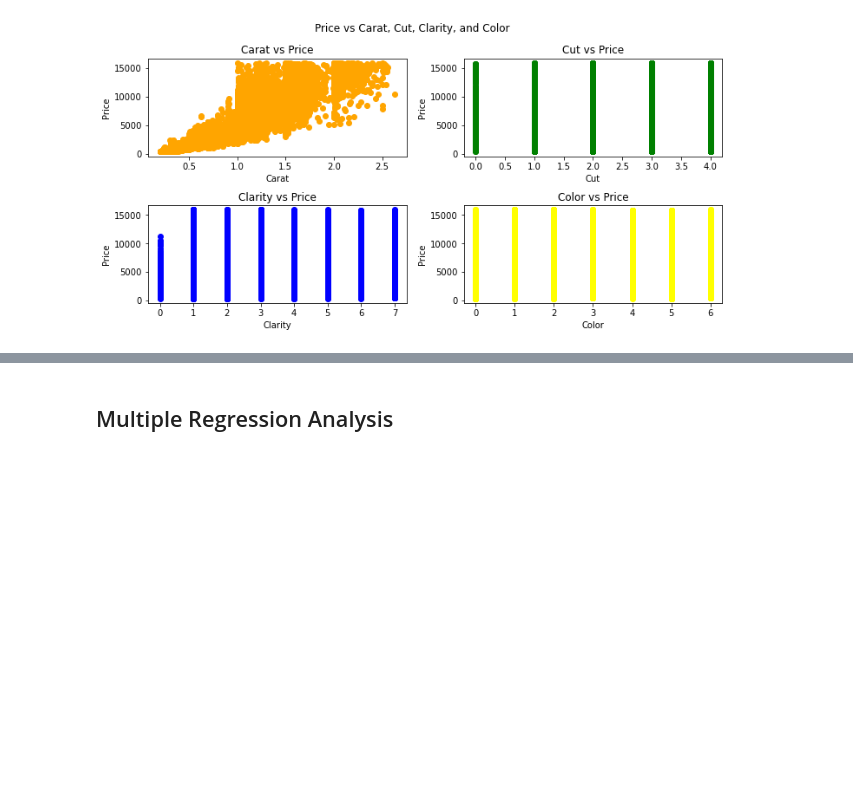
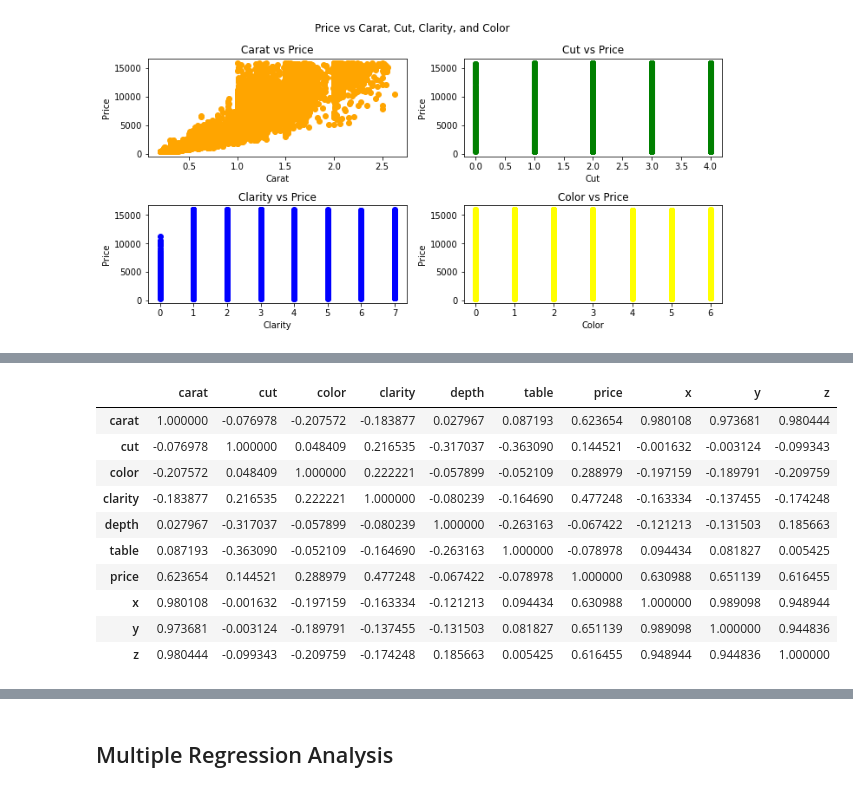
Before and after one commit to Jbglet29/AIT580_T7_Final_Project, a Jupyter notebook: AIT580_T7_GCT_Final_Project.ipynb, the cells around one changed output, grey strips where cells are left out. Saved outputs shown, nothing was run; the diff lists cells and outputs as text; code cells hidden in the pictures; blank space fills up the shorter version.

```diff
--- a/AIT580_T7_GCT_Final_Project.ipynb
+++ b/AIT580_T7_GCT_Final_Project.ipynb
@@ -273,0 +335,14 @@ plt.show()
+# %%
+wierd_Ds.corr()
+# %% [output]
+|  | carat | cut | color | clarity | depth | table | price | x | y | z |
+| carat | 1.000000 | -0.076978 | -0.207572 | -0.183877 | 0.027967 | 0.087193 | 0.623654 | 0.980108 | 0.973681 | 0.980444 |
+| cut | -0.076978 | 1.000000 | 0.048409 | 0.216535 | -0.317037 | -0.363090 | 0.144521 | -0.001632 | -0.003124 | -0.099343 |
+| color | -0.207572 | 0.048409 | 1.000000 | 0.222221 | -0.057899 | -0.052109 | 0.288979 | -0.197159 | -0.189791 | -0.209759 |
+| clarity | -0.183877 | 0.216535 | 0.222221 | 1.000000 | -0.080239 | -0.164690 | 0.477248 | -0.163334 | -0.137455 | -0.174248 |
+| depth | 0.027967 | -0.317037 | -0.057899 | -0.080239 | 1.000000 | -0.263163 | -0.067422 | -0.121213 | -0.131503 | 0.185663 |
+| table | 0.087193 | -0.363090 | -0.052109 | -0.164690 | -0.263163 | 1.000000 | -0.078978 | 0.094434 | 0.081827 | 0.005425 |
+| price | 0.623654 | 0.144521 | 0.288979 | 0.477248 | -0.067422 | -0.078978 | 1.000000 | 0.630988 | 0.651139 | 0.616455 |
+| x | 0.980108 | -0.001632 | -0.197159 | -0.163334 | -0.121213 | 0.094434 | 0.630988 | 1.000000 | 0.989098 | 0.948944 |
+| y | 0.973681 | -0.003124 | -0.189791 | -0.137455 | -0.131503 | 0.081827 | 0.651139 | 0.989098 | 1.000000 | 0.944836 |
+| z | 0.980444 | -0.099343 | -0.209759 | -0.174248 | 0.185663 | 0.005425 | 0.616455 | 0.948944 | 0.944836 | 1.000000 |
```
Also changed, not shown: parts of 44 cells of this notebook.
